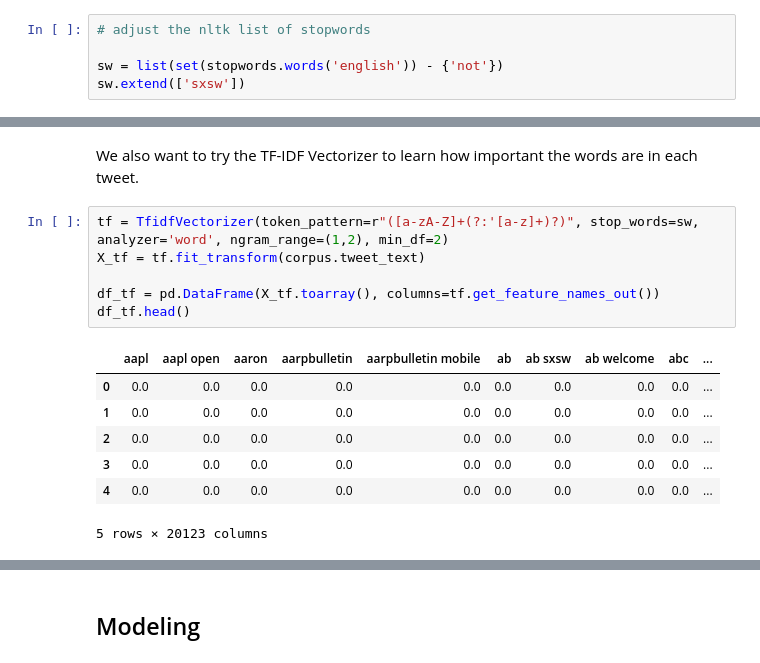
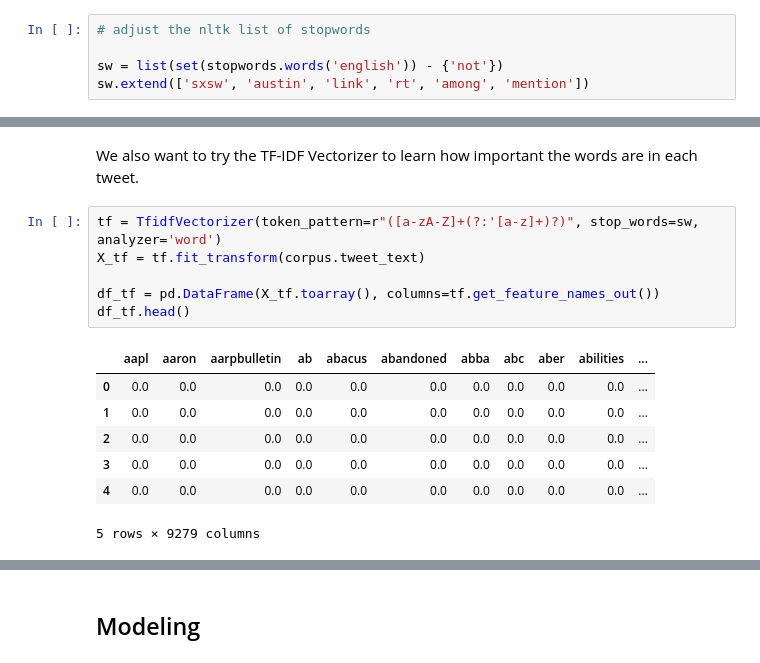
Before and after one commit to myt-hue/NLP-Customer-Sentiment-, a Jupyter notebook: notebook_Dan.ipynb, the cells around one changed output, grey strips where cells are left out. Drawn from its saved outputs; the diff is of its cells as text.

```diff
--- a/notebook_Dan.ipynb
+++ b/notebook_Dan.ipynb
@@ -210,7 +211,7 @@ X_train, X_test, y_train, y_test = train_test_split(X,
 # adjust the nltk list of stopwords
 
 sw = list(set(stopwords.words('english')) - {'not'})
-sw.extend(['sxsw'])
+sw.extend(['sxsw', 'austin', 'link', 'rt', 'among', 'mention'])
 # %%
 # transform the tags to parts of speech tags for the WordNetLemmatizer
 
@@ -357,19 +413,19 @@ X_val_cv
 # %% [markdown]
 We also want to try the TF-IDF Vectorizer to learn how important the words are in each tweet.
 # %%
-tf = TfidfVectorizer(token_pattern=r"([a-zA-Z]+(?:'[a-z]+)?)", stop_words=sw, analyzer='word', ngram_range=(1,2), min_df=2)
+tf = TfidfVectorizer(token_pattern=r"([a-zA-Z]+(?:'[a-z]+)?)", stop_words=sw, analyzer='word')
 X_tf = tf.fit_transform(corpus.tweet_text)
 
 df_tf = pd.DataFrame(X_tf.toarray(), columns=tf.get_feature_names_out())
 df_tf.head()
 # %% [output]
-|  | aapl | aapl open | aaron | aarpbulletin | aarpbulletin mobile | ab | ab sxsw | ab welcome | abc | ... |
-| 0 | 0.0 | 0.0 | 0.0 | 0.0 | 0.0 | 0.0 | 0.0 | 0.0 | 0.0 | ... |
-| 1 | 0.0 | 0.0 | 0.0 | 0.0 | 0.0 | 0.0 | 0.0 | 0.0 | 0.0 | ... |
-| 2 | 0.0 | 0.0 | 0.0 | 0.0 | 0.0 | 0.0 | 0.0 | 0.0 | 0.0 | ... |
-| 3 | 0.0 | 0.0 | 0.0 | 0.0 | 0.0 | 0.0 | 0.0 | 0.0 | 0.0 | ... |
-| 4 | 0.0 | 0.0 | 0.0 | 0.0 | 0.0 | 0.0 | 0.0 | 0.0 | 0.0 | ... |
+|  | aapl | aaron | aarpbulletin | ab | abacus | abandoned | abba | abc | aber | abilities | ... |
+| 0 | 0.0 | 0.0 | 0.0 | 0.0 | 0.0 | 0.0 | 0.0 | 0.0 | 0.0 | 0.0 | ... |
+| 1 | 0.0 | 0.0 | 0.0 | 0.0 | 0.0 | 0.0 | 0.0 | 0.0 | 0.0 | 0.0 | ... |
+| 2 | 0.0 | 0.0 | 0.0 | 0.0 | 0.0 | 0.0 | 0.0 | 0.0 | 0.0 | 0.0 | ... |
+| 3 | 0.0 | 0.0 | 0.0 | 0.0 | 0.0 | 0.0 | 0.0 | 0.0 | 0.0 | 0.0 | ... |
+| 4 | 0.0 | 0.0 | 0.0 | 0.0 | 0.0 | 0.0 | 0.0 | 0.0 | 0.0 | 0.0 | ... |
-5 rows × 20123 columns
+5 rows × 9279 columns
 # %%
 df_tf.iloc[313].sort_values(ascending=False)[:10]
 # %% [output]
```
Also changed, not shown: parts of 89 cells of this notebook.
